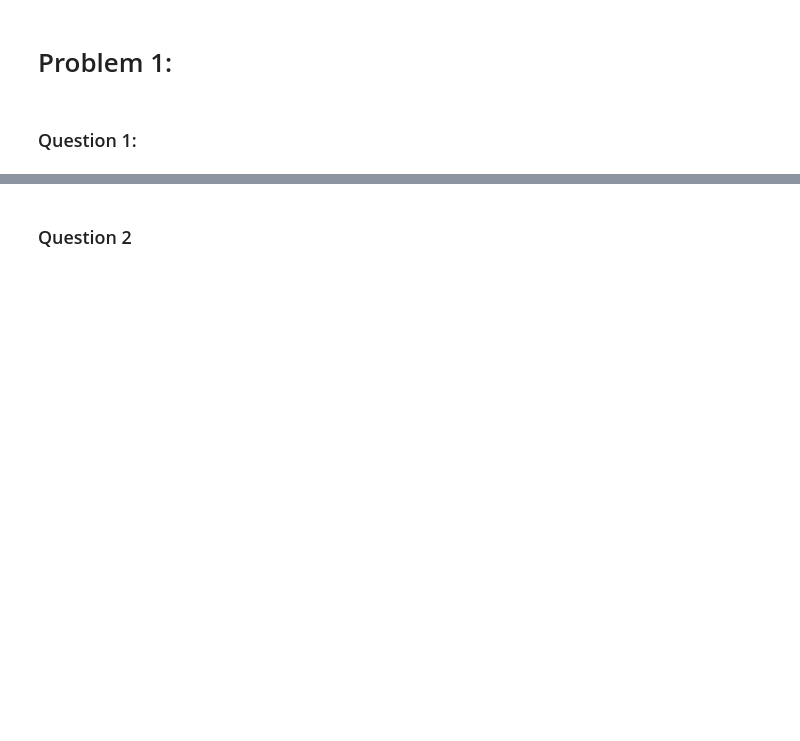
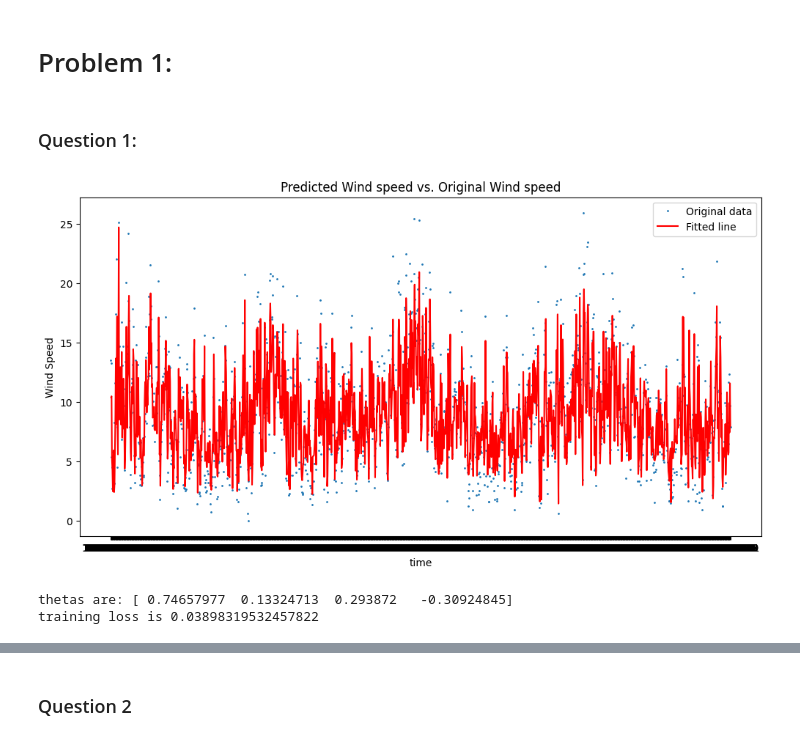
Before and after one commit to ShyEagle21/Practice, a Jupyter notebook: ML_C1_PSET1.ipynb, the cells around one changed output, grey strips where cells are left out. Saved outputs shown, nothing was run; the diff lists cells and outputs as text; code cells hidden in the pictures; blank space fills up the shorter version.

```diff
--- a/ML_C1_PSET1.ipynb
+++ b/ML_C1_PSET1.ipynb
@@ -21,13 +21,10 @@ y_col = 'Wind'
 # Shift feature columns by one day
 data_shifted = data_train[X_cols].shift(1)
 data_shifted.columns = [col + '_prev_day' for col in data_shifted.columns]
-
 data_shifted = data_shifted.dropna()
 
-# Create y the known value for windspeed
+# Create x and y for training set
 y = data_train[y_col].iloc[1:]
-
-# Create X independent variable with
 X = data_shifted
 
 # Convert to numpy arrays
@@ -37,11 +34,17 @@ y = y.to_numpy()
 
 #####1.a#####
 
-model = np.linalg.lstsq(X, y, rcond=None)
-model_coeff = model[0]
-error_val = model[1]
-y_pred = X @ model_coeff
+# Conduct least squares calculation
+X_t = np.transpose(X)
+X_t_X = np.dot(X_t, X)
+X_t_X_inv = np.linalg.inv(X_t_X)
+X_t_X_inv_X_t = np.dot(X_t_X_inv, X_t)
+theta = np.dot(X_t_X_inv_X_t, y)
+
+#prediction
 X_for_pred = data_train[1:]
+y_pred = np.dot(X, theta)
+mse = np.mean(y_pred - y) ** 2
 
 
 #####1.b#####
@@ -49,47 +52,56 @@ X_for_pred = data_train[1:]
 plt.figure(figsize=(12, 6))
 plt.plot(data_train['Date'], data_train['Wind'], 'o', label='Original data', markersize=1)
 plt.plot(X_for_pred['Date'], y_pred , 'r', label='Fitted line')
+plt.title("Predicted Wind speed vs. Original Wind speed")
+plt.xlabel("time")
+plt.ylabel("Wind Speed")
 plt.legend()
 plt.show()
+'''
+The plot can be found as an output of this code section below. The plot shows the original observed points in blue and the predicted line in red.
+'''
 
 #####1.c#####
 
-print(f'thetas are: {model[0]}')
-print(f'training loss is {model[1]/1460}')
-loss_dic['model1'] = [model[1]/1460]
-coeff_dic['model1'] = model[0]
+print(f'thetas are: {theta}')
+print(f'training loss is {mse}')
+loss_dic['model1'] = mse
+coeff_dic['model1'] = theta
 train_loss = [np.mean((y_pred-y)**2)]
 loss_dic['model1'] = train_loss
 """
 model_coeff = [ 0.74657977  0.13324713  0.293872   -0.30924845] which would resolve to be the theta's attached to the following features:
 previous day Wind = 0.74657977
 previous day Rain = 0.13324713
 previous day MaxTemp = 0.293872
 previous day MinTemp = -0.30924845
 
 The interpretation of these values for theta should be that when all other values are left the same, a unit change in one feature would
 result in a change in the wind speed of that value of theta.
 
 an example would be that if the previous days MinTemp was 1 higher, the wind value would be predicted 0.3092 lower
 """
 
 
 # Shift feature columns by one day
 data_shifted_test = data_test[X_cols].shift(1)
 data_shifted_test.columns = [col + '_prev_day' for col in data_shifted_test.columns]
 
 data_shifted_test = data_shifted_test.dropna()
 
-# Create y the known value for windspeed
+# Create y and x for test set
 y = data_test[y_col].iloc[1:]
-
-# Create X independent variable with
 X = data_shifted_test
 
 # Convert to numpy arrays
 X_test = X.to_numpy()
 y_test = y.to_numpy()
 
-y_pred_test = X_test @ model_coeff
+#prediction
+y_pred_test = np.dot(X_test, theta)
 test_loss = np.mean((y_pred_test-y_test)**2)
 loss_dic['model1'].append(test_loss)
+# %% [output]
+[figure, added]
+thetas are: [ 0.74657977  0.13324713  0.293872   -0.30924845]
+training loss is 0.03898319532457822
```
Also changed, not shown: parts of 34 cells of this notebook, 2 other files.
